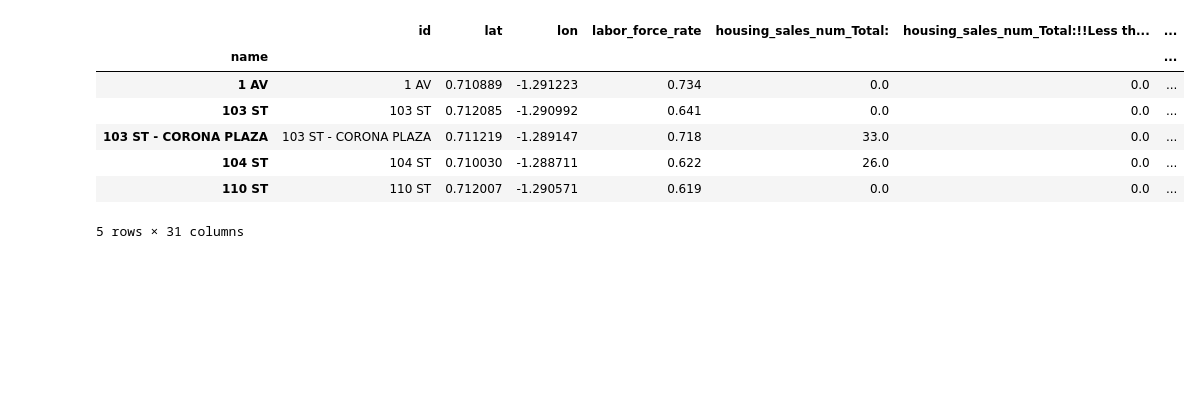
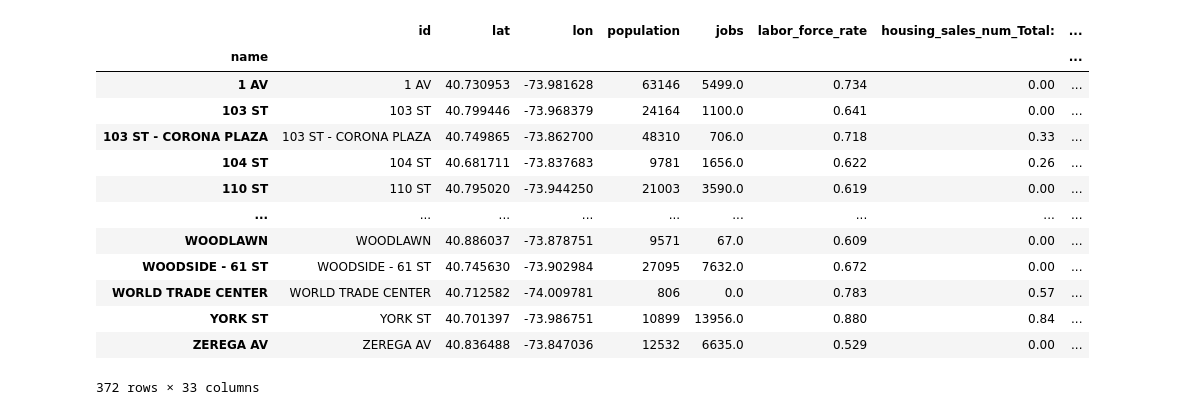
Before and after one commit to Eldervald/traffic-extrapolation, a Jupyter notebook: mta/data_preparation.ipynb, the cells around one changed output. Drawn from its saved outputs; the diff is of its cells as text; code cells hidden in the pictures; blank space fills up the shorter version.

```diff
--- a/mta/data_preparation.ipynb
+++ b/mta/data_preparation.ipynb
@@ -39,21 +37,0 @@ legend_df[['origin_lat', 'origin_long', 'dest_lat', 'dest_long']] = \
-# %%
-nodes_df = legend_df[origin_cols]
-# nodes_df = nodes_df.rename(columns={'origin_lat': 'lat', 'origin_long': 'lon'})
-nodes_set = set(nodes_df['origin_name'].unique())
-
-edges = []
-for i, row in legend_df.iterrows():
-    for name, id, lat, lon in zip(*(row[col] for col in dest_cols)):
-        if name not in nodes_set:
-            nodes_df = nodes_df.append(pd.DataFrame([[name, id, lat, lon]], columns=origin_cols), ignore_index=True)
-            nodes_set.add(name)
-
-        olon, olat = row['origin_long'], row['origin_lat']
-        dist = float(haversine(olon, olat, lon, lat))
-
-        if dist < 1e-8:
-            continue
-
-        edges.append((row['origin_name'], name, {'dist' : dist}))
-
-edges[:5]
@@ -86,0 +59,16 @@ nodes_df
+# %%
+import geopandas as gpd
+from shapely import wkt
+from shapely.geometry import Point
+
+nodes_gdf = gpd.GeoDataFrame(nodes_df, crs='epsg:4326')
+nodes_gdf = nodes_gdf.set_geometry(
+    [Point(row['lon'], row['lat']) for i, row in nodes_gdf[['lat', 'lon']].iterrows()]
+)
+
+voronoi_data = pd.read_csv('data/subway_data_voronoi.csv')
+voronoi_data['geometry'] = voronoi_data['geometry'].apply(wkt.loads)
+voronoi_gdf = gpd.GeoDataFrame(voronoi_data, geometry='geometry', crs='epsg:4326')
+nodes_gdf = gpd.sjoin_nearest(nodes_gdf, voronoi_gdf[['geometry', 'population', 'jobs']])
+nodes_df = pd.DataFrame(nodes_gdf.drop(columns=['geometry', 'index_right']))
+nodes_df = nodes_df[nodes_df['population'] != 0]
@@ -101,18 +98,26 @@ nodes_df.head(5)
 # %%
 house_pricing = pd.read_csv('data/mta_housing_salePrice.csv').set_index('origin_name')
 house_pricing.drop(columns=[x for x in house_pricing.columns if not x.startswith('Estimate')], inplace=True)
 house_pricing.rename(columns= lambda x: 'housing_sales_num_' + x[len('estimate!!'):], inplace=True)
+house_pricing = house_pricing.astype(float) / 100.0
+house_pricing.fillna(0, inplace=True)
 nodes_df = nodes_df.join(house_pricing)
-nodes_df.head(5)
+nodes_df
 # %% [output]
-|  | id | lat | lon | labor_force_rate | housing_sales_num_Total: | housing_sales_num_Total:!!Less th... | ... |
-| name |  |  |  |  |  |  | ... |
-| 1 AV | 1 AV | 0.710889 | -1.291223 | 0.734 | 0.0 | 0.0 | ... |
-| 103 ST | 103 ST | 0.712085 | -1.290992 | 0.641 | 0.0 | 0.0 | ... |
-| 103 ST - CORONA PLAZA | 103 ST - CORONA PLAZA | 0.711219 | -1.289147 | 0.718 | 33.0 | 0.0 | ... |
-| 104 ST | 104 ST | 0.710030 | -1.288711 | 0.622 | 26.0 | 0.0 | ... |
-| 110 ST | 110 ST | 0.712007 | -1.290571 | 0.619 | 0.0 | 0.0 | ... |
+|  | id | lat | lon | population | jobs | labor_force_rate | housing_sales_num_Total: | ... |
+| name |  |  |  |  |  |  |  | ... |
+| 1 AV | 1 AV | 40.730953 | -73.981628 | 63146 | 5499.0 | 0.734 | 0.00 | ... |
+| 103 ST | 103 ST | 40.799446 | -73.968379 | 24164 | 1100.0 | 0.641 | 0.00 | ... |
+| 103 ST - CORONA PLAZA | 103 ST - CORONA PLAZA | 40.749865 | -73.862700 | 48310 | 706.0 | 0.718 | 0.33 | ... |
+| 104 ST | 104 ST | 40.681711 | -73.837683 | 9781 | 1656.0 | 0.622 | 0.26 | ... |
+| 110 ST | 110 ST | 40.795020 | -73.944250 | 21003 | 3590.0 | 0.619 | 0.00 | ... |
+| ... | ... | ... | ... | ... | ... | ... | ... | ... |
+| WOODLAWN | WOODLAWN | 40.886037 | -73.878751 | 9571 | 67.0 | 0.609 | 0.00 | ... |
+| WOODSIDE - 61 ST | WOODSIDE - 61 ST | 40.745630 | -73.902984 | 27095 | 7632.0 | 0.672 | 0.00 | ... |
+| WORLD TRADE CENTER | WORLD TRADE CENTER | 40.712582 | -74.009781 | 806 | 0.0 | 0.783 | 0.57 | ... |
+| YORK ST | YORK ST | 40.701397 | -73.986751 | 10899 | 13956.0 | 0.880 | 0.84 | ... |
+| ZEREGA AV | ZEREGA AV | 40.836488 | -73.847036 | 12532 | 6635.0 | 0.529 | 0.00 | ... |
-5 rows × 31 columns
+372 rows × 33 columns
 # %%
 emp = pd.read_csv('data/mta_median_income.csv').set_index('origin_name')
 median_income = emp['Estimate!!Median income (dollars)!!FAMILIES!!Families'].rename('median_income')
```
Also changed, not shown: parts of 23 cells of this notebook, 8 other files.
